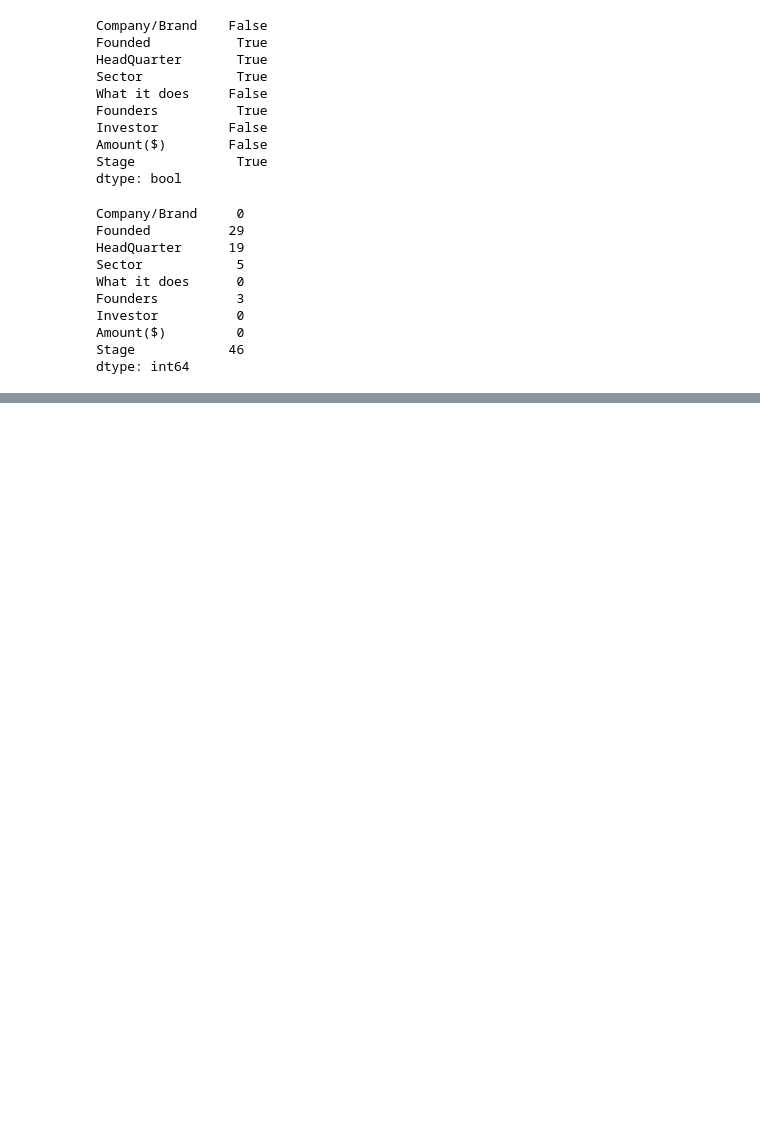
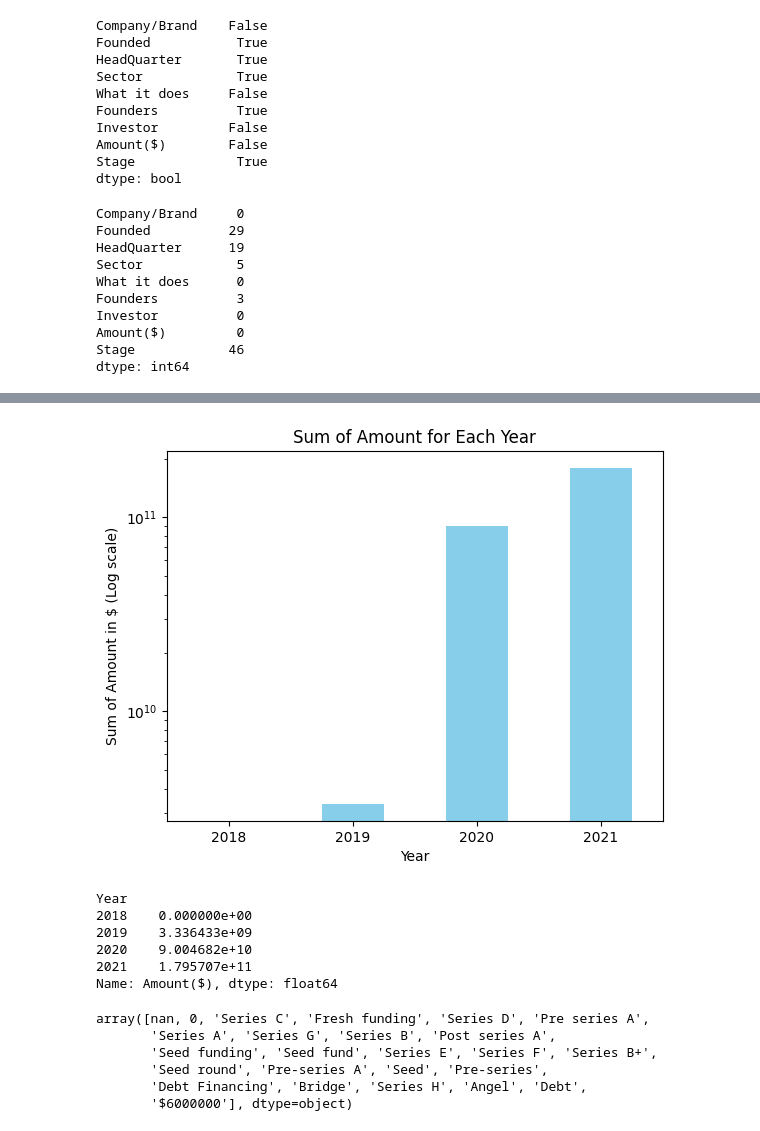
Before and after one commit to CAPI123/ANALYSIS-OF-INDIAN-STARTUP-ECOSYSTEM-, a Jupyter notebook: notebook.ipynb, the cells around one changed output, grey strips where cells are left out. Cells and saved outputs as stored; diff of their text form; code cells hidden in the pictures; blank space fills up the shorter version.

```diff
--- a/notebook.ipynb
+++ b/notebook.ipynb
@@ -342,0 +668,16 @@ memory usage: 3.6+ KB
+# %%
+column_mapping = {'Company_Brand': 'Company_Name', 'Amount': 'Amount($)'}
+# Rename multiple columns using the rename() method
+data2020.rename(columns=column_mapping, inplace=True)
+# %%
+column_mapping = {'Company_Brand': 'Company_Name', 'Amount': 'Amount($)'}
+# Rename multiple columns using the rename() method
+data2019.rename(columns=column_mapping, inplace=True)
+# %%
+data2018['Year'] = 2018
+data2019['Year'] = 2019
+data2020['Year'] = 2020
+data2021['Year'] = 2021
+
+# Merge DataFrames
+merged_data = pd.concat([data2018, data2019, data2020, data2021], ignore_index=True)
@@ -342,0 +768,3 @@ memory usage: 3.6+ KB
+# %%
+merged_data['Amount($)'] = merged_data['Amount($)'].astype(float)
+merged_data['Year'] = merged_data['Year'].astype(str)
@@ -342,0 +790,32 @@ memory usage: 3.6+ KB
+# %%
+import matplotlib.pyplot as plt
+# Group by "Unique_ID" and sum the "Amount" for each year
+sum_by_year = merged_data.groupby('Year')['Amount($)'].sum()
+# Plot a bar graph
+sum_by_year.plot(kind='bar', color='skyblue')
+plt.xlabel('Year')
+plt.ylabel('Sum of Amount in $ (Log scale)')
+plt.title('Sum of Amount for Each Year')
+plt.yscale('log')
+plt.xticks(rotation=0)
+plt.show()
+# %% [output]
+[figure, added]
+# %%
+print(sum_by_year)
+# %% [output]
+Year
+2018    0.000000e+00
+2019    3.336433e+09
+2020    9.004682e+10
+2021    1.795707e+11
+Name: Amount($), dtype: float64
+# %%
+merged_data['Stage'].unique()
+# %% [output]
+array([nan, 0, 'Series C', 'Fresh funding', 'Series D', 'Pre series A',
+       'Series A', 'Series G', 'Series B', 'Post series A',
+       'Seed funding', 'Seed fund', 'Series E', 'Series F', 'Series B+',
+       'Seed round', 'Pre-series A', 'Seed', 'Pre-series',
+       'Debt Financing', 'Bridge', 'Series H', 'Angel', 'Debt',
+       '$6000000'], dtype=object)
```
Also changed, not shown: parts of 71 cells of this notebook.
